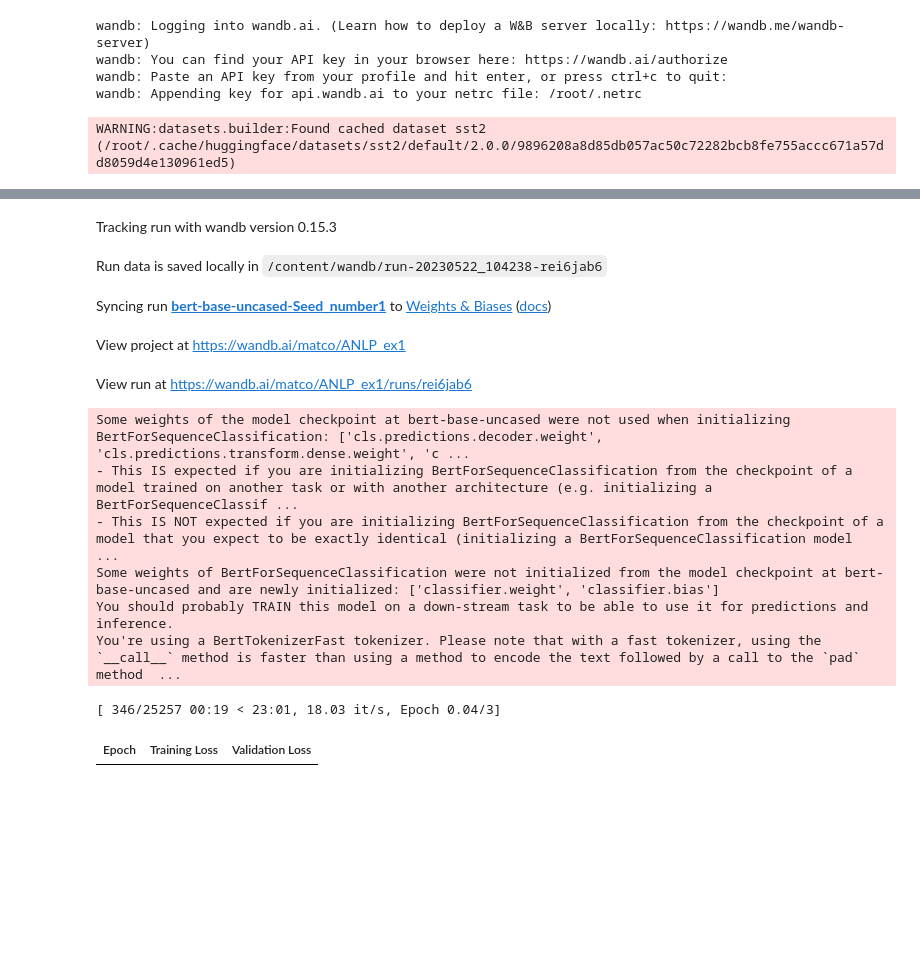
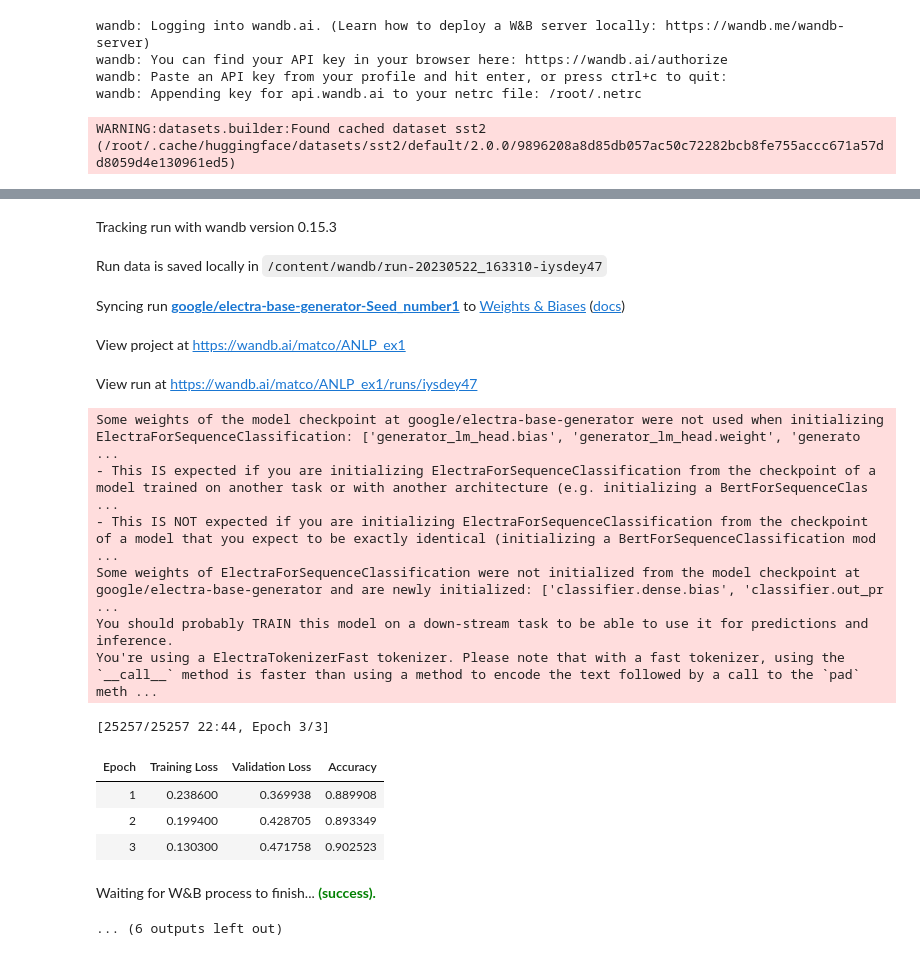
Before and after one commit to Matancoo/ANLP, a Jupyter notebook: ex1.ipynb, the cells around one changed output, grey strips where cells are left out. Drawn from its saved outputs; the diff is of its cells as text; code cells hidden in the pictures; blank space fills up the shorter version.

```diff
--- a/ex1.ipynb
+++ b/ex1.ipynb
@@ -171,7 +156,7 @@ def train_model(seed:int,checkpoint:str,output_dir:str):
 model1_checkpoint = 'bert-base-uncased'
 model2_checkpoint = 'roberta-base'
 model3_checkpoint = 'google/electra-base-generator'
-checkpoint = model1_checkpoint
+checkpoint = model3_checkpoint
 seed = 1
 output_dir: str = '/content/drive/MyDrive/Github/Advance-NLP/exercise_1/models/'+ checkpoint + str(seed)#TODO: set output_dir in collab to drive
 
@@ -185,16 +169,21 @@ wandb: Currently logged in as: matco. Use `wandb login --relogin` to force relog
 Tracking run with wandb version 0.15.3
-Run data is saved locally in /content/wandb/run-20230522_104238-rei6jab6
+Run data is saved locally in /content/wandb/run-20230522_163310-iysdey47
-Syncing run bert-base-uncased-Seed_number1 to Weights & Biases (docs)
+Syncing run google/electra-base-generator-Seed_number1 to Weights & Biases (docs)
 View project at https://wandb.ai/matco/ANLP_ex1
-View run at https://wandb.ai/matco/ANLP_ex1/runs/rei6jab6
+View run at https://wandb.ai/matco/ANLP_ex1/runs/iysdey47
-Some weights of the model checkpoint at bert-base-uncased were not used when initializing BertForSequenceClassification: ['cls.predictions.decoder.weight', 'cls.predictions.transform.dense.weight', 'c ...
-- This IS expected if you are initializing BertForSequenceClassification from the checkpoint of a model trained on another task or with another architecture (e.g. initializing a BertForSequenceClassif ...
-- This IS NOT expected if you are initializing BertForSequenceClassification from the checkpoint of a model that you expect to be exactly identical (initializing a BertForSequenceClassification model  ...
-Some weights of BertForSequenceClassification were not initialized from the model checkpoint at bert-base-uncased and are newly initialized: ['classifier.weight', 'classifier.bias']
+Some weights of the model checkpoint at google/electra-base-generator were not used when initializing ElectraForSequenceClassification: ['generator_lm_head.bias', 'generator_lm_head.weight', 'generato ...
+- This IS expected if you are initializing ElectraForSequenceClassification from the checkpoint of a model trained on another task or with another architecture (e.g. initializing a BertForSequenceClas ...
+- This IS NOT expected if you are initializing ElectraForSequenceClassification from the checkpoint of a model that you expect to be exactly identical (initializing a BertForSequenceClassification mod ...
+Some weights of ElectraForSequenceClassification were not initialized from the model checkpoint at google/electra-base-generator and are newly initialized: ['classifier.dense.bias', 'classifier.out_pr ...
 You should probably TRAIN this model on a down-stream task to be able to use it for predictions and inference.
-You're using a BertTokenizerFast tokenizer. Please note that with a fast tokenizer, using the `__call__` method is faster than using a method to encode the text followed by a call to the `pad` method  ...
+You're using a ElectraTokenizerFast tokenizer. Please note that with a fast tokenizer, using the `__call__` method is faster than using a method to encode the text followed by a call to the `pad` meth ...
-[ 346/25257 00:19 < 23:01, 18.03 it/s, Epoch 0.04/3]
+[25257/25257 22:44, Epoch 3/3]
-| Epoch | Training Loss | Validation Loss |
+| Epoch | Training Loss | Validation Loss | Accuracy |
+| 1 | 0.238600 | 0.369938 | 0.889908 |
+| 2 | 0.199400 | 0.428705 | 0.893349 |
+| 3 | 0.130300 | 0.471758 | 0.902523 |
+Waiting for W&B process to finish... (success).
+... (6 outputs left out)
 # %%
 #mean and std for the Accuracy of model
 mean = np.mean(model_accuracies)
```
Also changed, not shown: parts of 4 cells of this notebook.
